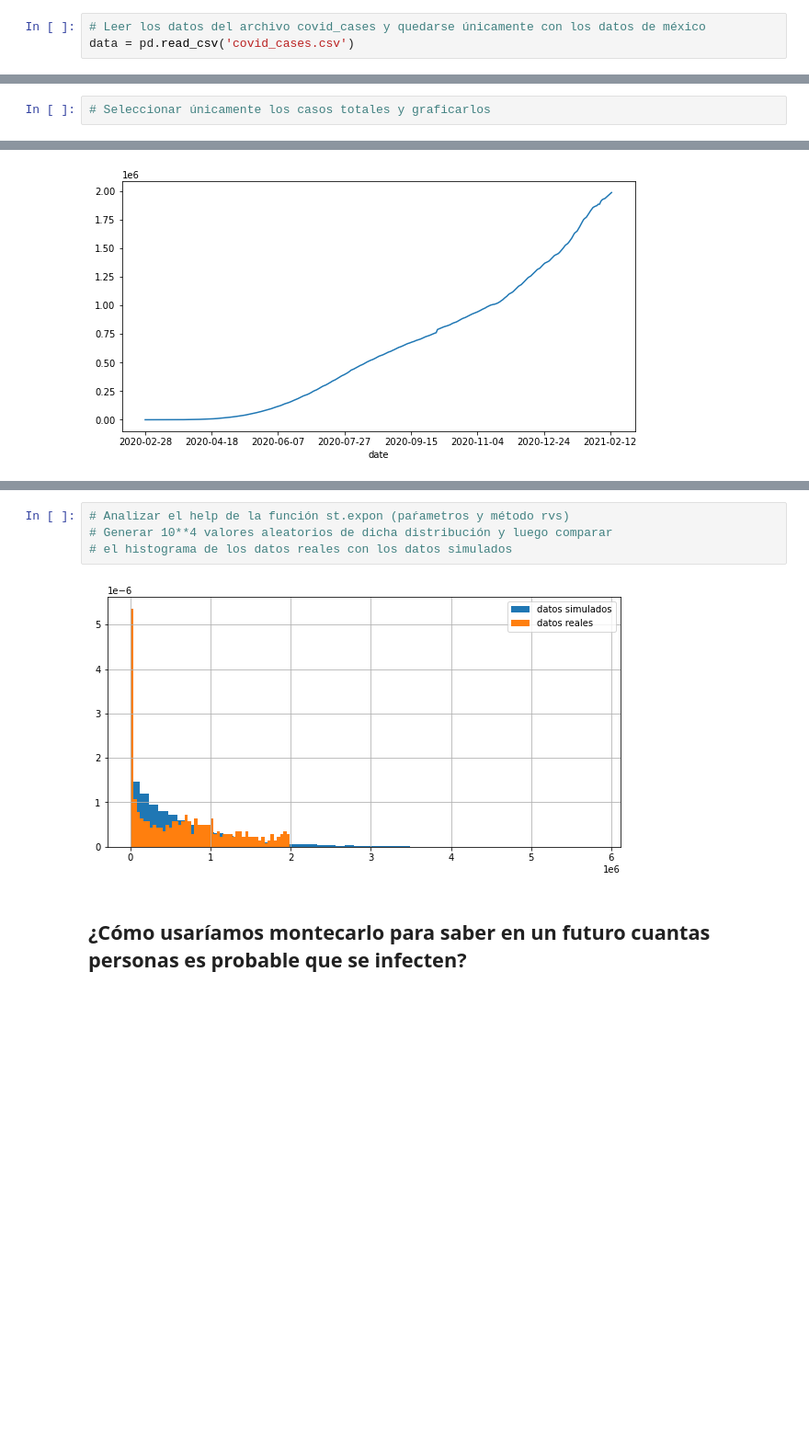
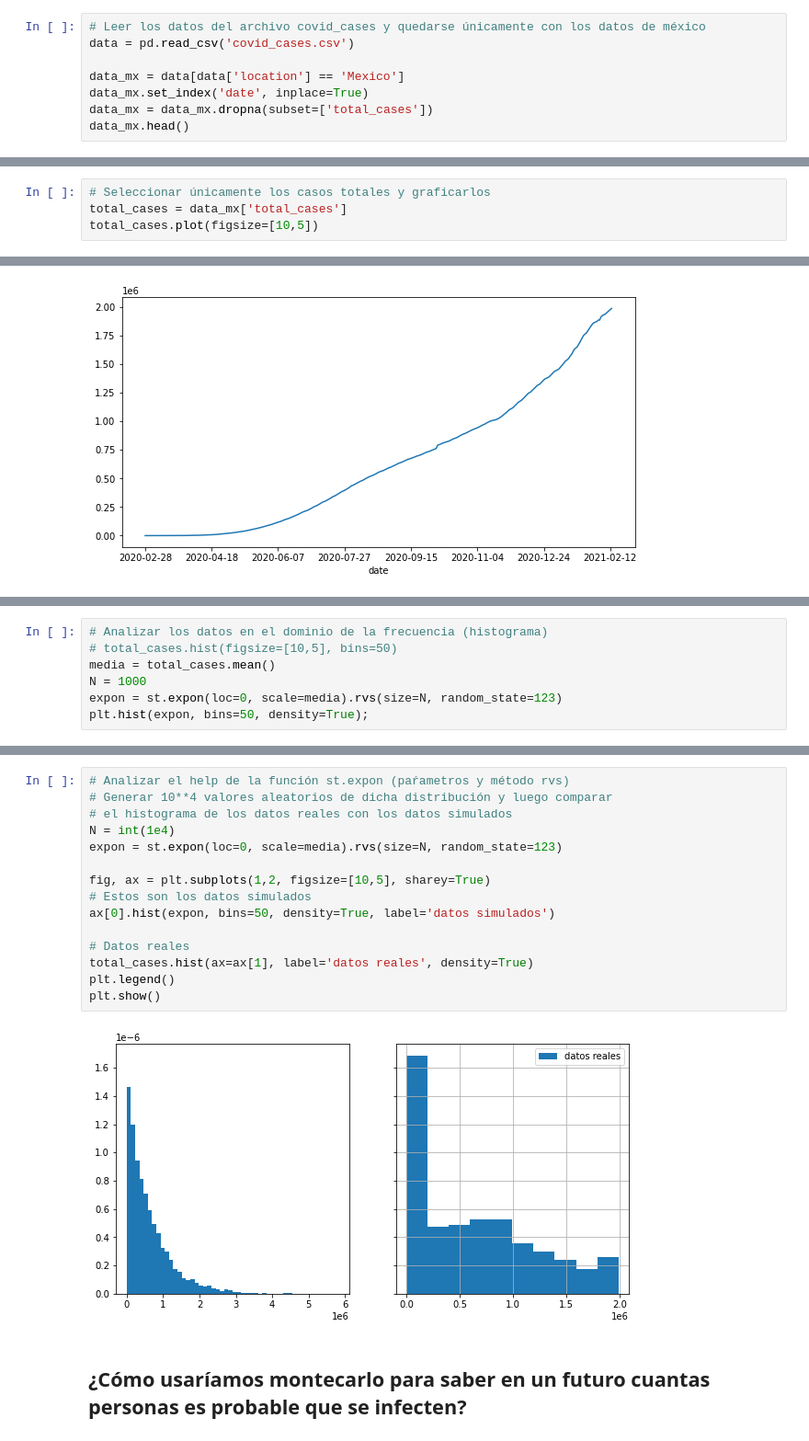
Before and after one commit to danielch4/SPF-2021-I, a Jupyter notebook: TEMA-1/Clase7_EjemplosSimulacion.ipynb, the cells around one changed output, grey strips where cells are left out. Shown at 92% size. Saved outputs shown, nothing was run; the diff lists cells and outputs as text; blank space fills up the shorter version.

```diff
--- a/TEMA-1/Clase7_EjemplosSimulacion.ipynb
+++ b/TEMA-1/Clase7_EjemplosSimulacion.ipynb
@@ -31,6 +31,11 @@ import scipy.stats as st
 # %%
 # Leer los datos del archivo covid_cases y quedarse únicamente con los datos de méxico
 data = pd.read_csv('covid_cases.csv')
+
+data_mx = data[data['location'] == 'Mexico']
+data_mx.set_index('date', inplace=True)
+data_mx = data_mx.dropna(subset=['total_cases'])
+data_mx.head()
 # %% [output]
 |  | iso_code | continent | location | total_cases | new_cases | new_cases_smoothed | total_deaths | new_deaths | ... |
 | date |  |  |  |  |  |  |  |  | ... |
@@ -42,6 +47,8 @@ data = pd.read_csv('covid_cases.csv')
 5 rows × 58 columns
 # %%
 # Seleccionar únicamente los casos totales y graficarlos
+total_cases = data_mx['total_cases']
+total_cases.plot(figsize=[10,5])
 # %% [output]
 <AxesSubplot:xlabel='date'>
 [figure]
@@ -52,0 +55,7 @@ data = pd.read_csv('covid_cases.csv')
+# %%
+# Analizar los datos en el dominio de la frecuencia (histograma)
+# total_cases.hist(figsize=[10,5], bins=50)
+media = total_cases.mean()
+N = 1000
+expon = st.expon(loc=0, scale=media).rvs(size=N, random_state=123)
+plt.hist(expon, bins=50, density=True);
@@ -53,8 +64,19 @@ data = pd.read_csv('covid_cases.csv')
 # %%
 # Analizar el help de la función st.expon (paŕametros y método rvs)
 # Generar 10**4 valores aleatorios de dicha distribución y luego comparar
 # el histograma de los datos reales con los datos simulados
+N = int(1e4)
+expon = st.expon(loc=0, scale=media).rvs(size=N, random_state=123)
+
+fig, ax = plt.subplots(1,2, figsize=[10,5], sharey=True)
+# Estos son los datos simulados
+ax[0].hist(expon, bins=50, density=True, label='datos simulados')
+
+# Datos reales
+total_cases.hist(ax=ax[1], label='datos reales', density=True)
+plt.legend()
+plt.show()
 # %% [output]
-[figure, old version]
+[figure, new version]
 # %% [markdown]
 ## ¿Cómo usaríamos montecarlo para saber en un futuro cuantas personas es probable que se infecten?
```
Also changed, not shown: parts of 10 cells of this notebook, 1 other file.
